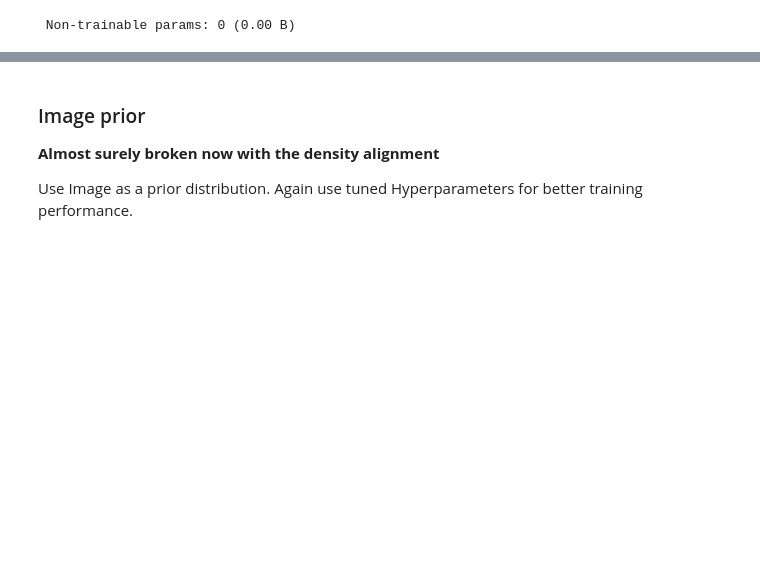
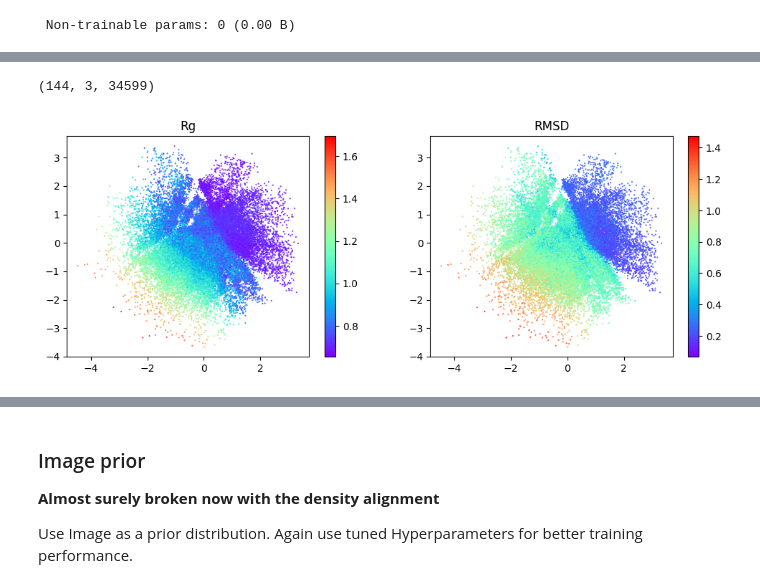
Before and after one commit to ljocha/ASMSA, a Jupyter notebook: train.ipynb, the cells around one changed output, grey strips where cells are left out. Cells and saved outputs as stored; diff of their text form; code cells hidden in the pictures; blank space fills up the shorter version.

```diff
--- a/train.ipynb
+++ b/train.ipynb
@@ -268,6 +293,6 @@ visualizer.Visualizer(figsize=(12,3)).make_visualization(testm.call_enc(X_train_
 # %%
 # load testing trajectory for further visualizations and computations
-tr = md.load('x_test.xtc',top=conf)
+tr = md.load('../ASMSA.final/x_train.xtc',top=conf)
 idx=tr[0].top.select("name CA")
 
 # for trivial cases like Ala-Ala, where superposing on CAs fails
@@ -278,24 +303,28 @@ tr.superpose(tr[0],atom_indices=idx)
 # reshuffle the geometry to get frame last so that we can use vectorized calculations
 geom = np.moveaxis(tr.xyz ,0,-1)
 geom.shape
+# %% [output]
+(144, 3, 34599)
 # %%
 # Rgyr and rmsd color coded in low dim (rough view)
 
-lows = testm.call_enc(X_test_np).numpy()
+lows = testm.call_enc(X_train_np).numpy()
 rg = md.compute_rg(tr)
 base = md.load(conf)
 rmsd = md.rmsd(tr,base[0])
 cmap = plt.get_cmap('rainbow')
 plt.figure(figsize=(12,4))
 plt.subplot(121)
-plt.scatter(lows[:,0],lows[:,1],marker='.',c=rg,cmap=cmap)
+plt.scatter(lows[:,0],lows[:,1],marker='.',c=rg,cmap=cmap,s=1)
 plt.colorbar(cmap=cmap)
 plt.title("Rg")
 plt.subplot(122)
-plt.scatter(lows[:,0],lows[:,1],marker='.',c=rmsd,cmap=cmap)
+plt.scatter(lows[:,0],lows[:,1],marker='.',c=rmsd,cmap=cmap,s=1)
 plt.colorbar(cmap=cmap)
 plt.title("RMSD")
 plt.show()
+# %% [output]
+[figure, added]
 # %%
 # not used
 '''testm.enc.save('enc.keras')
```
Also changed, not shown: parts of 37 cells of this notebook, 3 other files.
